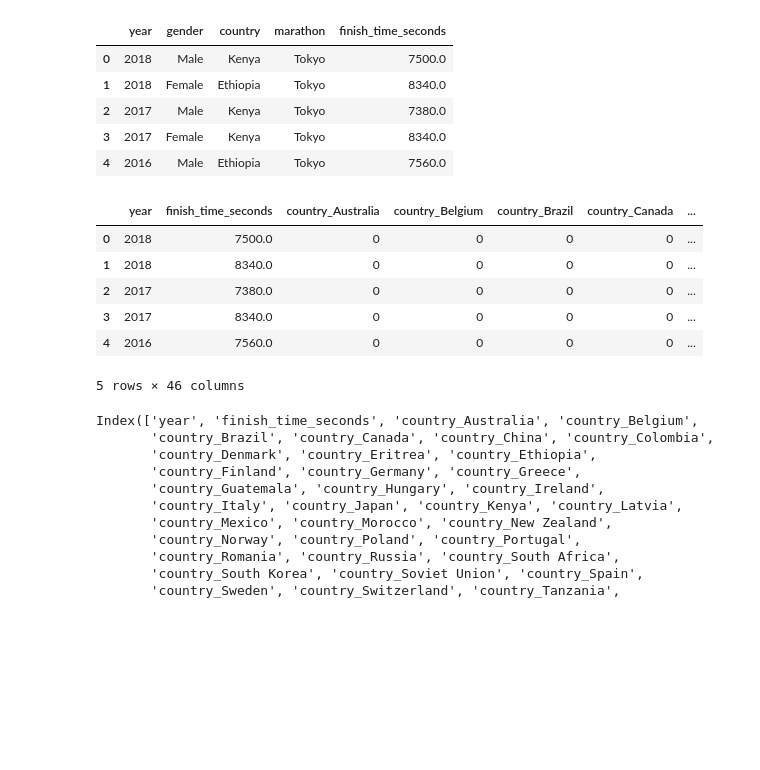
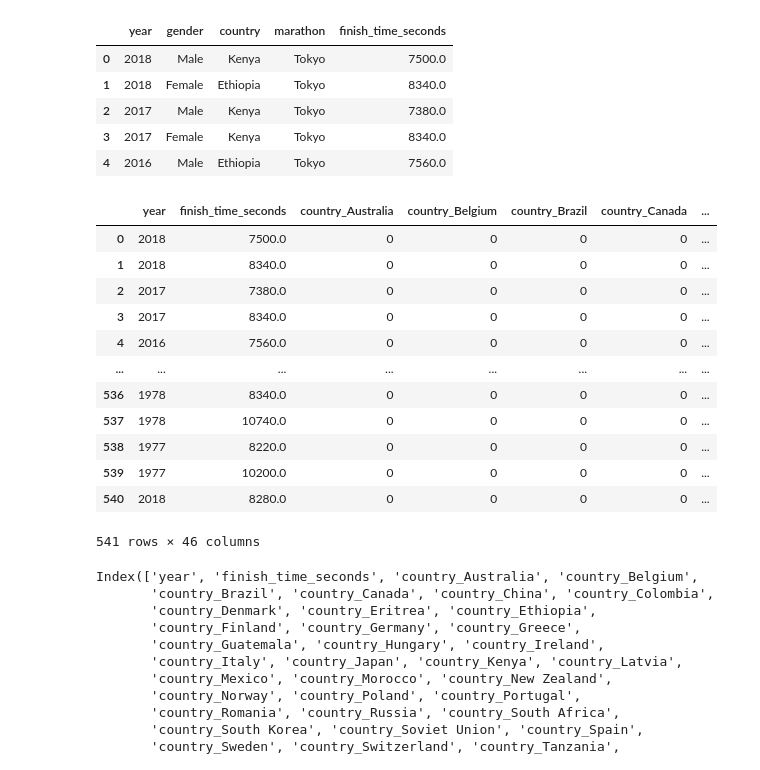
Before and after one commit to skutlick/project-04, a Jupyter notebook: marathon_winner.ipynb, the cells around one changed output. Drawn from its saved outputs; the diff is of its cells as text; code cells hidden in the pictures; blank space fills up the shorter version.

```diff
--- a/marathon_winner.ipynb
+++ b/marathon_winner.ipynb
@@ -27,5 +29,5 @@ import tensorflow as tf
 # %%
-data=pd.read_csv('/content/drive/MyDrive/world_marathon_majors.csv', encoding='latin1')
+data=pd.read_csv('/content/drive/MyDrive/world_marathon_majors.csv', encoding='cp1252')
 data.tail()
 # %% [output]
 |  | year | winner | gender | country | time | marathon |
@@ -116,15 +118,21 @@ dummies = pd.get_dummies(winner_df, columns=['country', 'marathon'], dtype=int)
 # %%
 combined_df = pd.concat([ dummies, gender_dummies], axis=1)
 combined_df.drop(columns=['gender'], inplace=True)
-combined_df.head()
+combined_df
 # %% [output]
 |  | year | finish_time_seconds | country_Australia | country_Belgium | country_Brazil | country_Canada | ... |
 | 0 | 2018 | 7500.0 | 0 | 0 | 0 | 0 | ... |
 | 1 | 2018 | 8340.0 | 0 | 0 | 0 | 0 | ... |
 | 2 | 2017 | 7380.0 | 0 | 0 | 0 | 0 | ... |
 | 3 | 2017 | 8340.0 | 0 | 0 | 0 | 0 | ... |
 | 4 | 2016 | 7560.0 | 0 | 0 | 0 | 0 | ... |
+| ... | ... | ... | ... | ... | ... | ... | ... |
+| 536 | 1978 | 8340.0 | 0 | 0 | 0 | 0 | ... |
+| 537 | 1978 | 10740.0 | 0 | 0 | 0 | 0 | ... |
+| 538 | 1977 | 8220.0 | 0 | 0 | 0 | 0 | ... |
+| 539 | 1977 | 10200.0 | 0 | 0 | 0 | 0 | ... |
+| 540 | 2018 | 8280.0 | 0 | 0 | 0 | 0 | ... |
-5 rows × 46 columns
+541 rows × 46 columns
 # %%
 combined_df.columns
 # %% [output]
```
Also changed, not shown: parts of 10 cells of this notebook.
